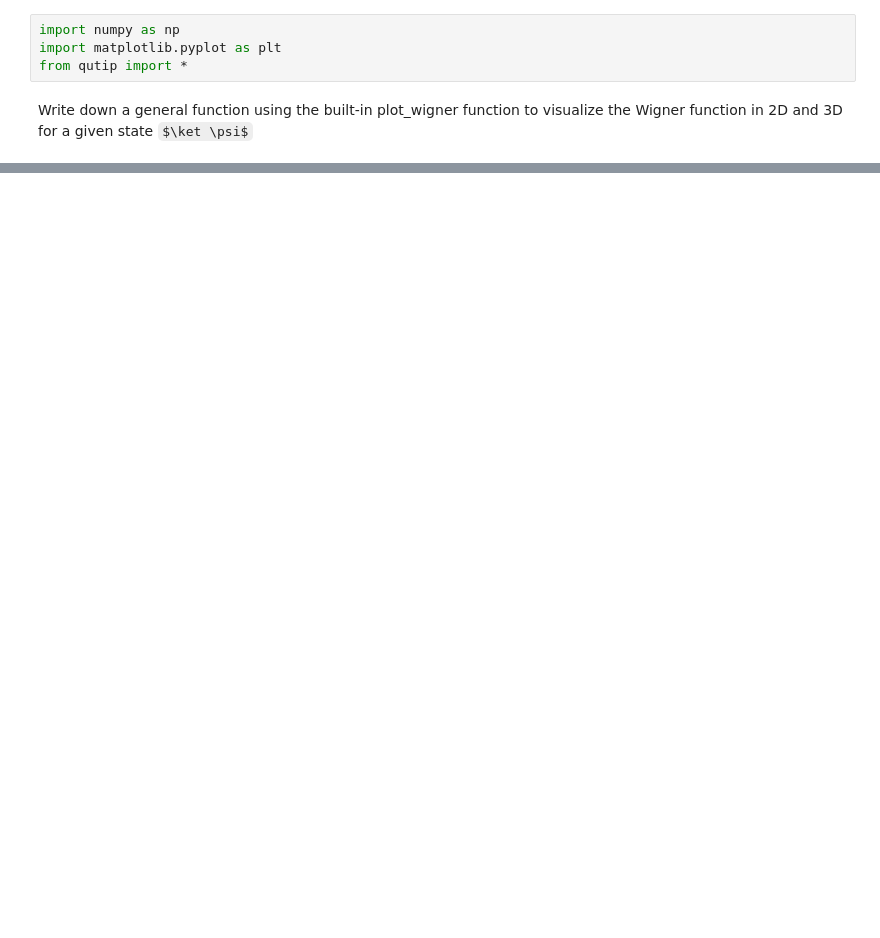
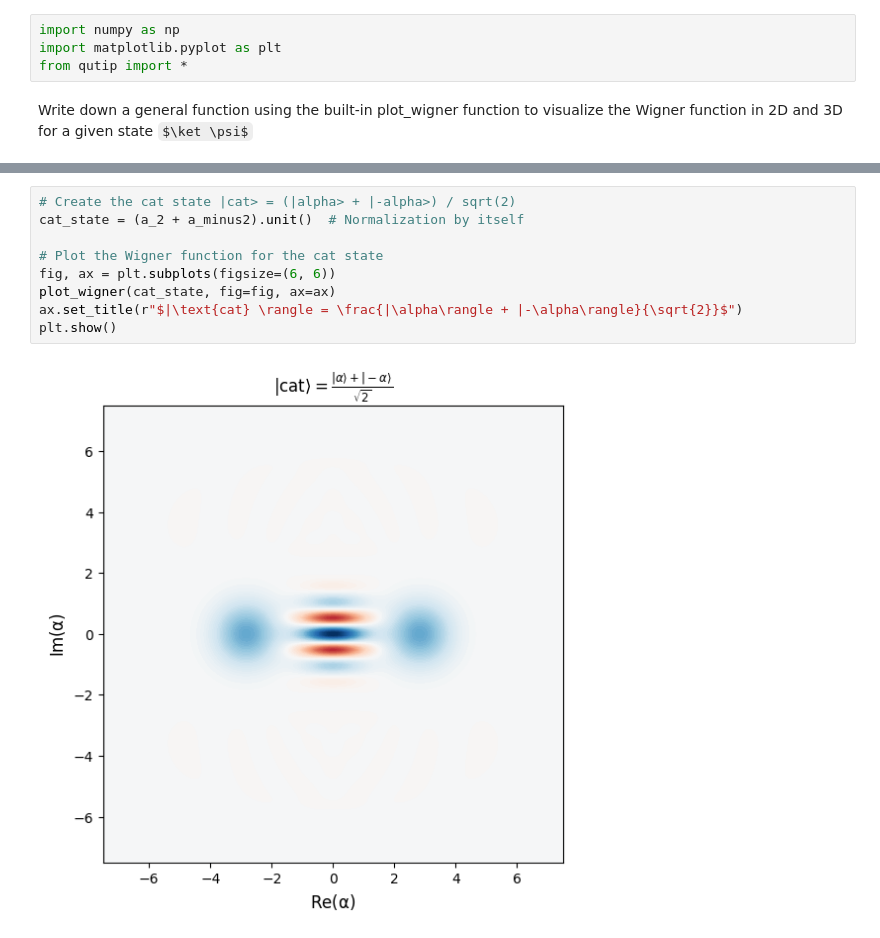
Before and after one commit to davidomanovic/ComputationalPhysics-Projects, a Jupyter notebook: Quantum Electrodynamics/Wigner_quasiprobability_distribution.ipynb, the cells around one changed output, grey strips where cells are left out. Saved outputs shown, nothing was run; the diff lists cells and outputs as text; some formulas as TeX source; blank space fills up the shorter version.

```diff
--- a/Quantum Electrodynamics/Wigner_quasiprobability_distribution.ipynb
+++ b/Quantum Electrodynamics/Wigner_quasiprobability_distribution.ipynb
@@ -16,0 +80,11 @@ Qobj data =
+# %%
+# Create the cat state |cat> = (|alpha> + |-alpha>) / sqrt(2)
+cat_state = (a_2 + a_minus2).unit()  # Normalization by itself
+
+# Plot the Wigner function for the cat state
+fig, ax = plt.subplots(figsize=(6, 6))
+plot_wigner(cat_state, fig=fig, ax=ax)
+ax.set_title(r"$|\text{cat} \rangle = \frac{|\alpha\rangle + |-\alpha\rangle}{\sqrt{2}}$")
+plt.show()
+# %% [output]
+[figure, added]
```
Also changed, not shown: parts of 7 cells of this notebook.
